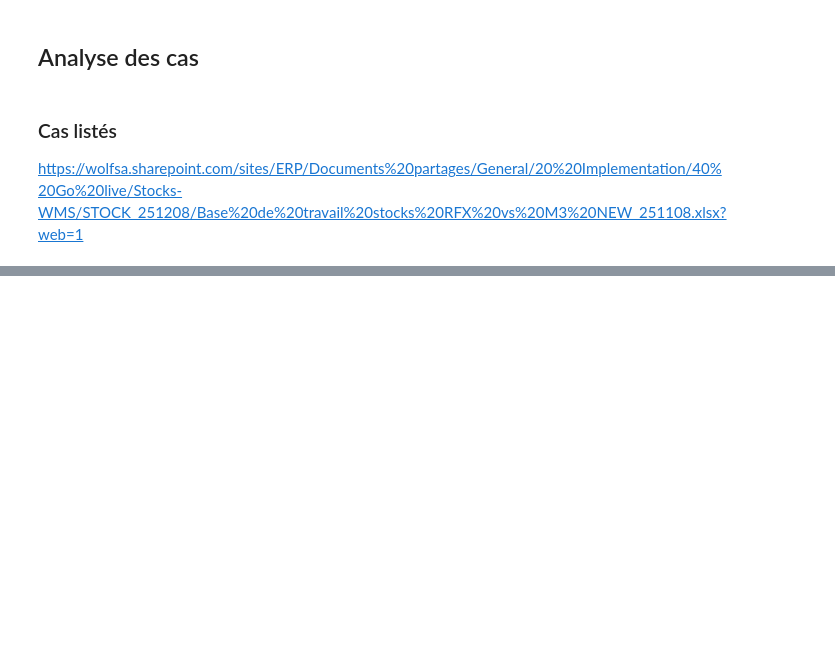
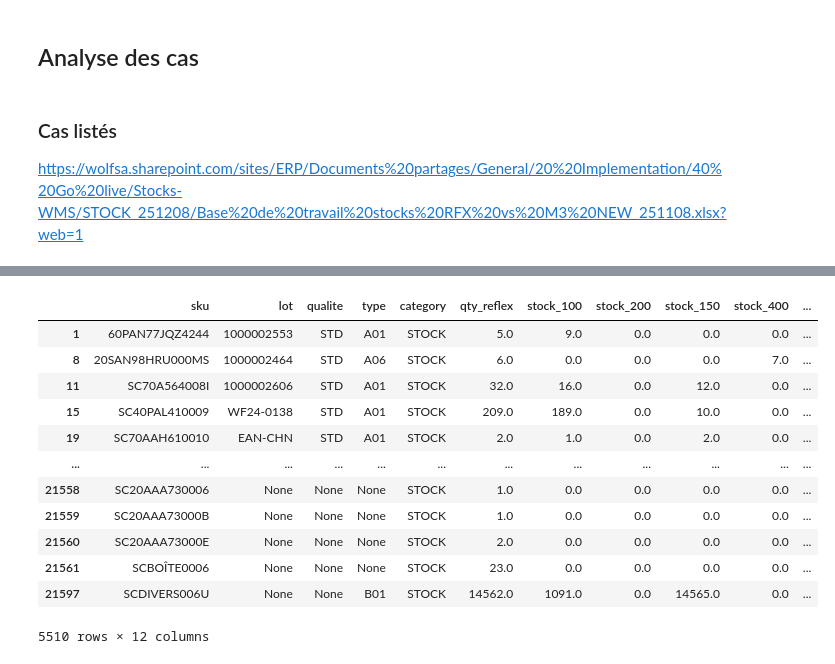
Before and after one commit to mdlpwolf/regulstock, a Jupyter notebook: notebooks/regule_stock.ipynb, the cells around one changed output, grey strips where cells are left out. Cells and saved outputs as stored; diff of their text form; code cells hidden in the pictures; blank space fills up the shorter version.

```diff
--- a/notebooks/regule_stock.ipynb
+++ b/notebooks/regule_stock.ipynb
@@ -99,0 +185,3 @@ lotless_m3
+# %%
+df[df['ecart_rfx_m3'] != 0]
+# %% [output]
@@ -99,0 +189,13 @@ lotless_m3
+|  | sku | lot | qualite | type | category | qty_reflex | stock_100 | stock_200 | stock_150 | stock_400 | ... |
+| 1 | 60PAN77JQZ4244 | 1000002553 | STD | A01 | STOCK | 5.0 | 9.0 | 0.0 | 0.0 | 0.0 | ... |
+| 8 | 20SAN98HRU000MS | 1000002464 | STD | A06 | STOCK | 6.0 | 0.0 | 0.0 | 0.0 | 7.0 | ... |
+| 11 | SC70A564008I | 1000002606 | STD | A01 | STOCK | 32.0 | 16.0 | 0.0 | 12.0 | 0.0 | ... |
+| 15 | SC40PAL410009 | WF24-0138 | STD | A01 | STOCK | 209.0 | 189.0 | 0.0 | 10.0 | 0.0 | ... |
+| 19 | SC70AAH610010 | EAN-CHN | STD | A01 | STOCK | 2.0 | 1.0 | 0.0 | 2.0 | 0.0 | ... |
+| ... | ... | ... | ... | ... | ... | ... | ... | ... | ... | ... | ... |
+| 21558 | SC20AAA730006 | None | None | None | STOCK | 1.0 | 0.0 | 0.0 | 0.0 | 0.0 | ... |
+| 21559 | SC20AAA73000B | None | None | None | STOCK | 1.0 | 0.0 | 0.0 | 0.0 | 0.0 | ... |
+| 21560 | SC20AAA73000E | None | None | None | STOCK | 2.0 | 0.0 | 0.0 | 0.0 | 0.0 | ... |
+| 21561 | SCBOÎTE0006 | None | None | None | STOCK | 23.0 | 0.0 | 0.0 | 0.0 | 0.0 | ... |
+| 21597 | SCDIVERS006U | None | None | B01 | STOCK | 14562.0 | 1091.0 | 0.0 | 14565.0 | 0.0 | ... |
+5510 rows × 12 columns
```
Also changed, not shown: parts of 21 cells of this notebook, 2 other files.
